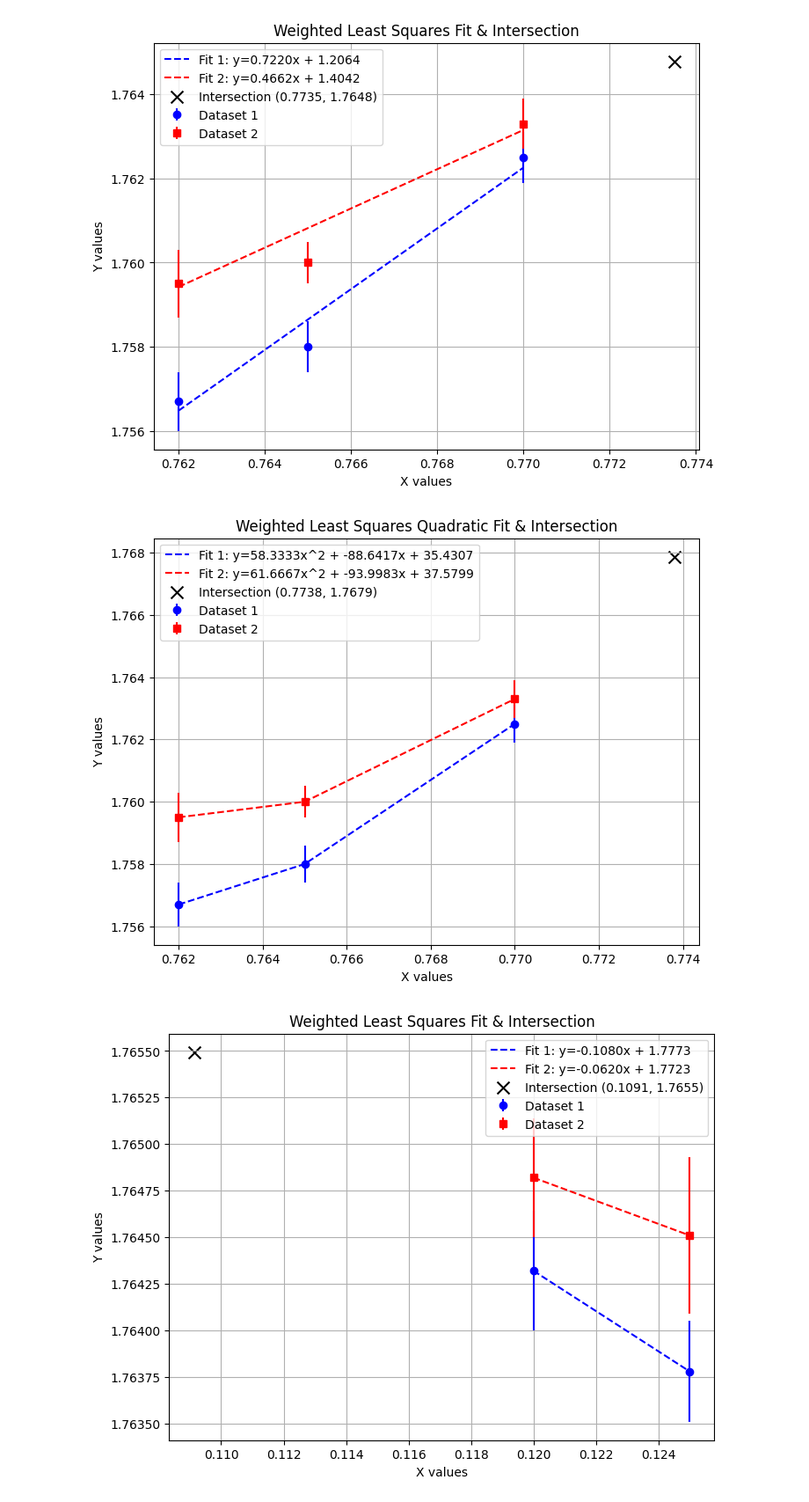
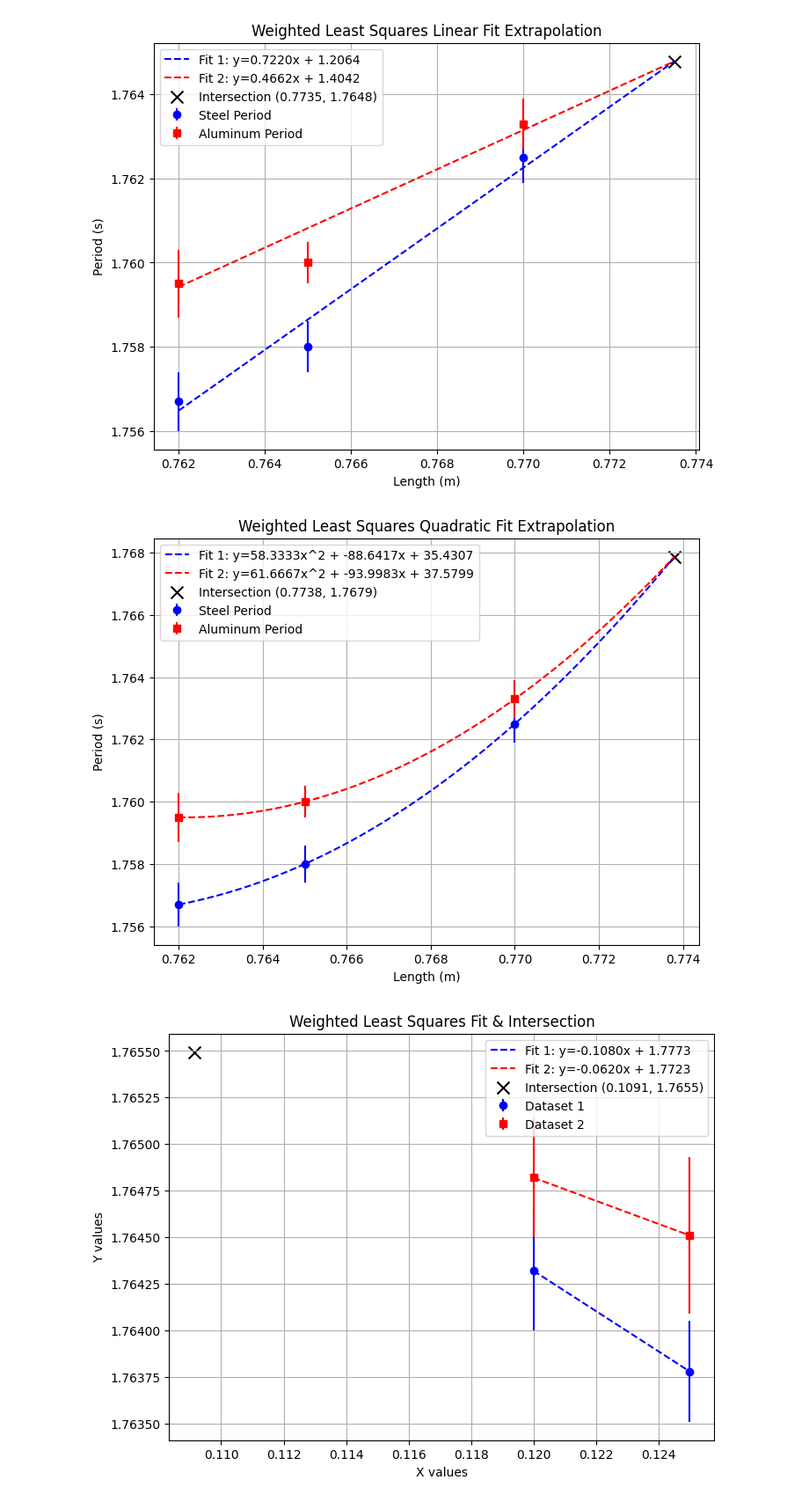
Before and after one commit to LoickMarion/ArduinoPendulum, a Jupyter notebook: calc_distance.ipynb, the cells around one changed output. Shown at 88% size. Saved outputs shown, nothing was run; the diff lists cells and outputs as text; code cells hidden in the pictures.

Commit message:
updated plots

```diff
--- a/calc_distance.ipynb
+++ b/calc_distance.ipynb
@@ -12,7 +12,6 @@ sigma_T_steel = np.array([.0007,.0006,.0006])  # Uncertainties in steel periods
 T_aluminum = np.array([1.7595, 1.760, 1.7633])  # Period values for aluminum
 sigma_T_aluminum = np.array([.0008,.0005,.0006])  # Uncertainties in aluminum periods
 # %%
-
 def linear_model(x, a, b):
     """Linear function y = a*x + b."""
     return a * x + b
@@ -39,29 +38,35 @@ m2, b2, m2_err, b2_err = fit_weighted_least_squares(L_arr, T_aluminum, sigma_T_a
 # Compute intersection
 x_int, y_int = find_intersection(m1, b1, m2, b2)
 
+x_range = np.linspace(min(L_arr), x_int, 100)
+
 # Plot data and fits
 plt.figure(figsize=(8, 6))
 
 # First dataset
-plt.errorbar(L_arr, T_steel, yerr=sigma_T_steel, fmt='o', label="Dataset 1", color='blue')
-plt.plot(L_arr, linear_model(L_arr, m1, b1), '--', color='blue', label=f"Fit 1: y={m1:.4f}x + {b1:.4f}")
+plt.errorbar(L_arr, T_steel, yerr=sigma_T_steel, fmt='o', label="Steel Period", color='blue')
+plt.plot(x_range, linear_model(x_range, m1, b1), '--', color='blue', label=f"Fit 1: y={m1:.4f}x + {b1:.4f}")
 
 # Second dataset
-plt.errorbar(L_arr, T_aluminum, yerr=sigma_T_aluminum, fmt='s', label="Dataset 2", color='red')
-plt.plot(L_arr, linear_model(L_arr, m2, b2), '--', color='red', label=f"Fit 2: y={m2:.4f}x + {b2:.4f}")
+plt.errorbar(L_arr, T_aluminum, yerr=sigma_T_aluminum, fmt='s', label="Aluminum Period", color='red')
+plt.plot(x_range, linear_model(x_range, m2, b2), '--', color='red', label=f"Fit 2: y={m2:.4f}x + {b2:.4f}")
 
 # Intersection point
 plt.scatter(x_int, y_int, color='black', marker='x', s=100, label=f"Intersection ({x_int:.4f}, {y_int:.4f})")
 
 # Labels and legend
-plt.xlabel("X values")
-plt.ylabel("Y values")
-plt.title("Weighted Least Squares Fit & Intersection")
+plt.xlabel("Length (m)")
+plt.ylabel("Period (s)")
+plt.title("Weighted Least Squares Linear Fit Extrapolation")
 plt.legend()
 plt.grid(True)
 # %% [output]
-[figure, old version]
+[figure, new version]
 # %%
+import numpy as np
+import matplotlib.pyplot as plt
+from scipy.optimize import curve_fit
+
 def quadratic_model(x, a, b, c):
     """Quadratic function y = ax^2 + bx + c."""
     return a * x**2 + b * x + c
@@ -75,56 +80,57 @@ def fit_weighted_least_squares_quadratic(x, y, sigma_y):
 
 def find_intersection_quadratic(a1, b1, c1, a2, b2, c2):
     """Finds the intersection of two quadratics y = a1*x^2 + b1*x + c1 and y = a2*x^2 + b2*x + c2."""
-    # Solve a1*x^2 + b1*x + c1 = a2*x^2 + b2*x + c2
-    # => (a1 - a2) * x^2 + (b1 - b2) * x + (c1 - c2) = 0
     a_diff = a1 - a2
     b_diff = b1 - b2
     c_diff = c1 - c2
 
-    # Quadratic equation: a_diff*x^2 + b_diff*x + c_diff = 0
     discriminant = b_diff**2 - 4*a_diff*c_diff
 
     if discriminant < 0:
         raise ValueError("The quadratics do not intersect.")
 
-    # Calculate the first root
-    x_intersect = (-b_diff + np.sqrt(discriminant)) / (2 * a_diff)
+    # Calculate the roots
+    x1 = (-b_diff + np.sqrt(discriminant)) / (2 * a_diff)
+    x2 = (-b_diff - np.sqrt(discriminant)) / (2 * a_diff)
 
-    # Find the corresponding y-value
+    # Choose the first positive intersection
+    x_intersect = min(x1, x2) if x1 > 0 and x2 > 0 else max(x1, x2)
     y_intersect = quadratic_model(x_intersect, a1, b1, c1)
 
     return x_intersect, y_intersect
 
 # Fit data to quadratic models
 a1, b1, c1, a1_err, b1_err, c1_err = fit_weighted_least_squares_quadratic(L_arr, T_steel, sigma_T_steel)
 a2, b2, c2, a2_err, b2_err, c2_err = fit_weighted_least_squares_quadratic(L_arr, T_aluminum, sigma_T_aluminum)
 
-# Compute the first intersection
+# Compute the intersection
 x_int, y_int = find_intersection_quadratic(a1, b1, c1, a2, b2, c2)
 
-# Plot data and quadratic fits
+# Define x values for plotting up to the intersection
+x_range = np.linspace(min(L_arr), x_int, 100)
+
 plt.figure(figsize=(8, 6))
 
 # First dataset
-plt.errorbar(L_arr, T_steel, yerr=sigma_T_steel, fmt='o', label="Dataset 1", color='blue')
-plt.plot(L_arr, quadratic_model(L_arr, a1, b1, c1), '--', color='blue', label=f"Fit 1: y={a1:.4f}x^2 + {b1:.4f}x + {c1:.4f}")
+plt.errorbar(L_arr, T_steel, yerr=sigma_T_steel, fmt='o', label="Steel Period", color='blue')
+plt.plot(x_range, quadratic_model(x_range, a1, b1, c1), '--', color='blue', label=f"Fit 1: y={a1:.4f}x^2 + {b1:.4f}x + {c1:.4f}")
 
 # Second dataset
-plt.errorbar(L_arr, T_aluminum, yerr=sigma_T_aluminum, fmt='s', label="Dataset 2", color='red')
-plt.plot(L_arr, quadratic_model(L_arr, a2, b2, c2), '--', color='red', label=f"Fit 2: y={a2:.4f}x^2 + {b2:.4f}x + {c2:.4f}")
+plt.errorbar(L_arr, T_aluminum, yerr=sigma_T_aluminum, fmt='s', label="Aluminum Period", color='red')
+plt.plot(x_range, quadratic_model(x_range, a2, b2, c2), '--', color='red', label=f"Fit 2: y={a2:.4f}x^2 + {b2:.4f}x + {c2:.4f}")
 
 # Intersection point
 plt.scatter(x_int, y_int, color='black', marker='x', s=100, label=f"Intersection ({x_int:.4f}, {y_int:.4f})")
 
 # Labels and legend
-plt.xlabel("X values")
-plt.ylabel("Y values")
-plt.title("Weighted Least Squares Quadratic Fit & Intersection")
+plt.xlabel("Length (m)")
+plt.ylabel("Period (s)")
+plt.title("Weighted Least Squares Quadratic Fit Extrapolation")
 plt.legend()
 plt.grid(True)
 plt.show()
 # %% [output]
-[figure, old version]
+[figure, new version]
 # %%
 # fine tuning:
 
```
